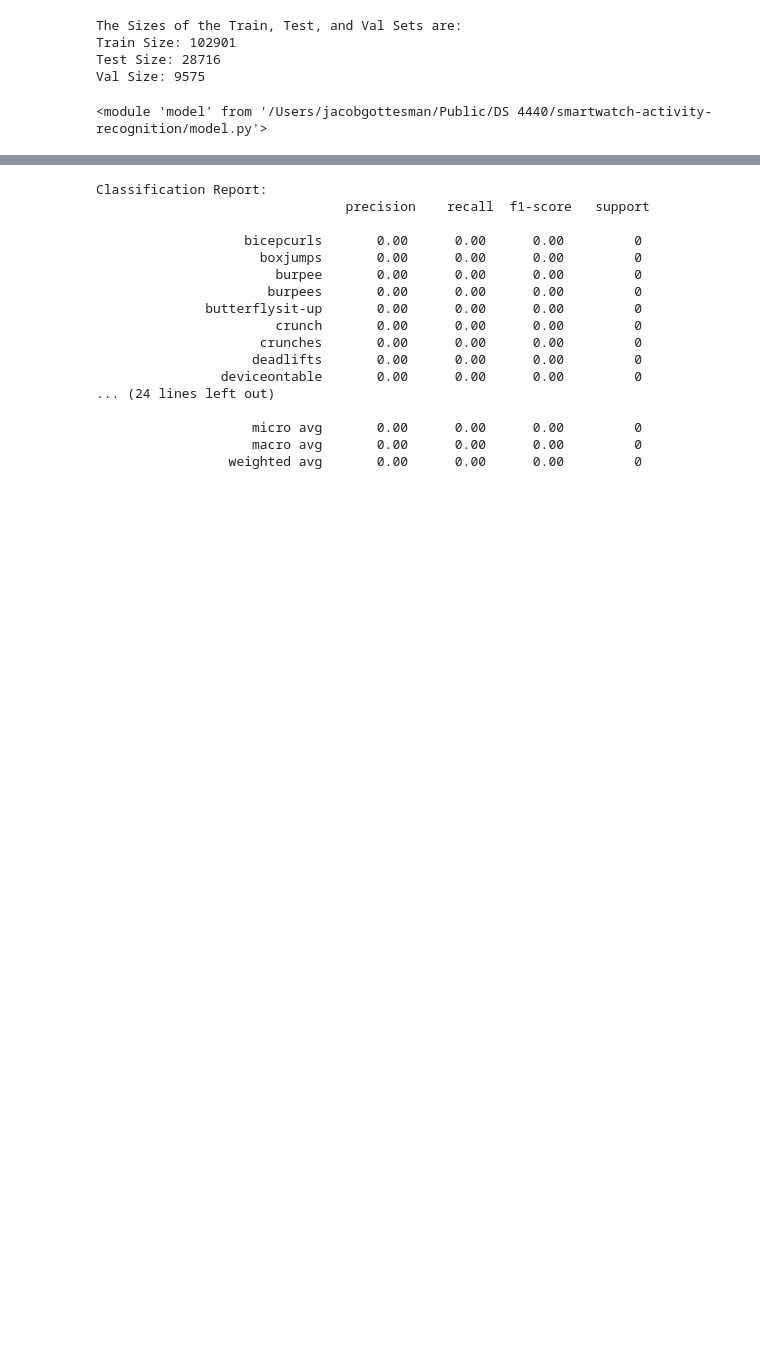
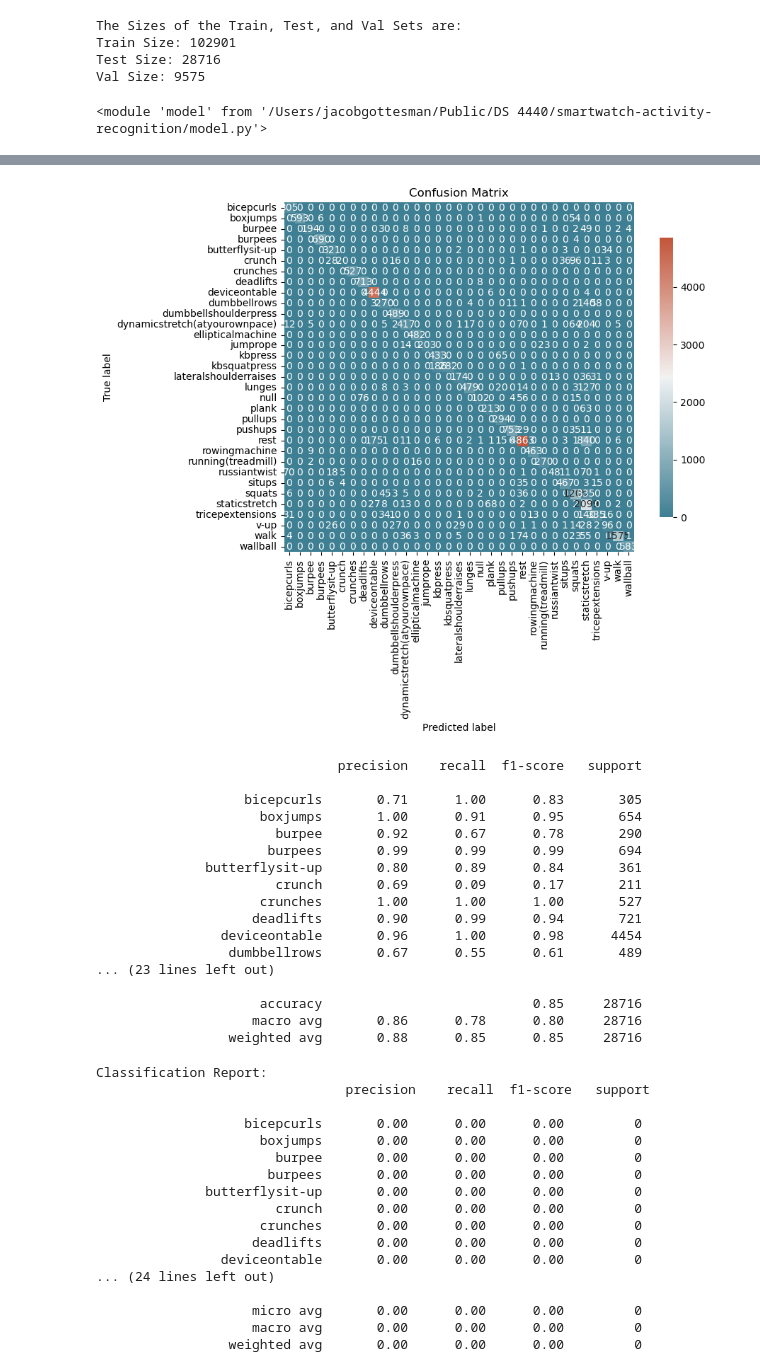
Before and after one commit to Djai284/smartwatch-activity-recognition, a Jupyter notebook: initial_model_run.ipynb, the cells around one changed output, grey strips where cells are left out. Drawn from its saved outputs; the diff is of its cells as text; code cells hidden in the pictures; blank space fills up the shorter version.

Commit message:
fix predictions

```diff
--- a/initial_model_run.ipynb
+++ b/initial_model_run.ipynb
@@ -182,7 +182,7 @@ augmenter = TimeSeriesAugmentation()
 
 
 # Training Loop
-num_epochs = 20
+num_epochs = 5
 for epoch in range(num_epochs):
     model.train()
     running_loss = 0.0
@@ -240,2 +303,28 @@ def predict(model, dataloader, device):
+# %%
+# For evaluation with labels
+test_preds, test_labels = predict(model, test_loader, device)
+plot_confusion_matrix(test_labels, test_preds, class_names=list(label_encoder.classes_))
+
+# For inference without labels
+# inference_preds = predict(model, inference_dataloader, device)
+# %% [output]
+[figure, added]
+                               precision    recall  f1-score   support
+
+                   bicepcurls       0.71      1.00      0.83       305
+                     boxjumps       1.00      0.91      0.95       654
+                       burpee       0.92      0.67      0.78       290
+                      burpees       0.99      0.99      0.99       694
+              butterflysit-up       0.80      0.89      0.84       361
+                       crunch       0.69      0.09      0.17       211
+                     crunches       1.00      1.00      1.00       527
+                    deadlifts       0.90      0.99      0.94       721
+                deviceontable       0.96      1.00      0.98      4454
+                 dumbbellrows       0.67      0.55      0.61       489
+... (23 lines left out)
+
+                     accuracy                           0.85     28716
+                    macro avg       0.86      0.78      0.80     28716
+                 weighted avg       0.88      0.85      0.85     28716
 # %%
 # Get predictions
```
Also changed, not shown: parts of 4 cells of this notebook.
